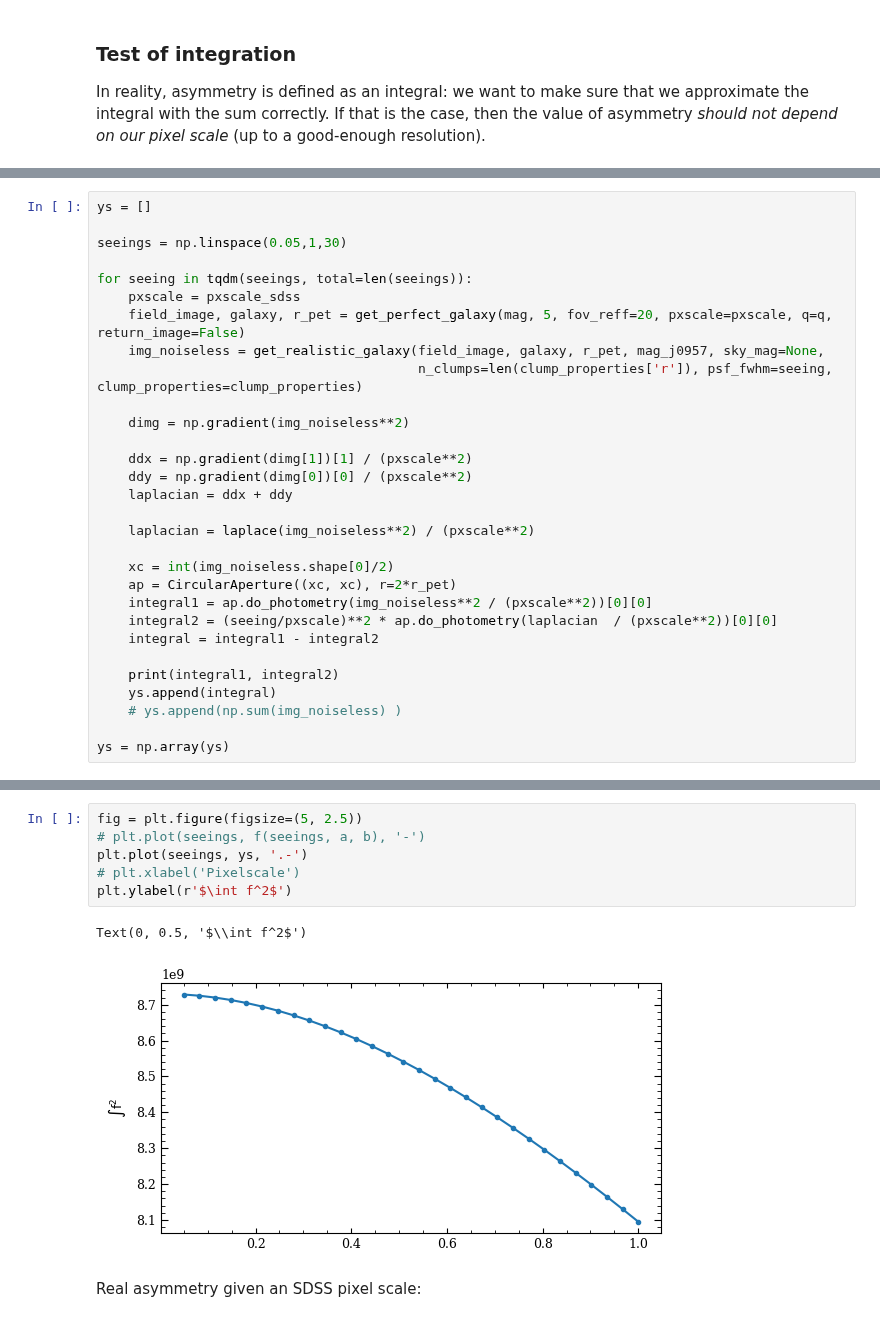
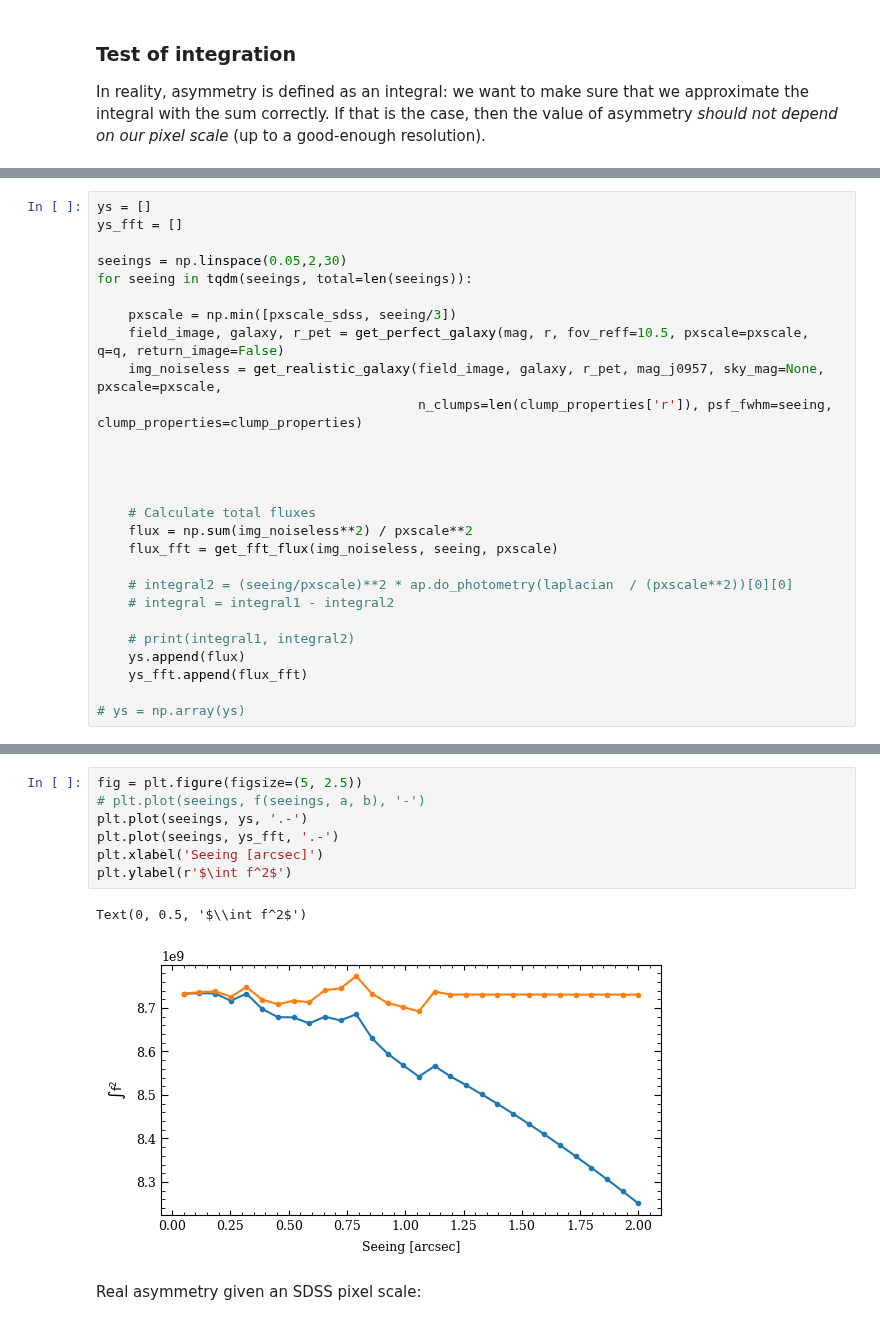
Before and after one commit to astro-nova/asymmetry, a Jupyter notebook: 1 Asymmetry tests.ipynb, the cells around one changed output, grey strips where cells are left out. Saved outputs shown, nothing was run; the diff lists cells and outputs as text.

```diff
--- a/1 Asymmetry tests.ipynb
+++ b/1 Asymmetry tests.ipynb
@@ -298,30 +307,27 @@ from scipy.fft import fft2
 # %%
 ys = []
+ys_fft = []
 
-seeings = np.linspace(0.05,1,30)
+seeings = np.linspace(0.05,2,30)
+for seeing in tqdm(seeings, total=len(seeings)):
 
-for seeing in tqdm(seeings, total=len(seeings)):
-    pxscale = pxscale_sdss
-    field_image, galaxy, r_pet = get_perfect_galaxy(mag, 5, fov_reff=20, pxscale=pxscale, q=q, return_image=False)
-    img_noiseless = get_realistic_galaxy(field_image, galaxy, r_pet, mag_j0957, sky_mag=None,
+    pxscale = np.min([pxscale_sdss, seeing/3])
+    field_image, galaxy, r_pet = get_perfect_galaxy(mag, r, fov_reff=10.5, pxscale=pxscale, q=q, return_image=False)
+    img_noiseless = get_realistic_galaxy(field_image, galaxy, r_pet, mag_j0957, sky_mag=None, pxscale=pxscale,
                                          n_clumps=len(clump_properties['r']), psf_fwhm=seeing, clump_properties=clump_properties)
 
-    dimg = np.gradient(img_noiseless**2)
 
-    ddx = np.gradient(dimg[1])[1] / (pxscale**2)
-    ddy = np.gradient(dimg[0])[0] / (pxscale**2)
-    laplacian = ddx + ddy
 
-    laplacian = laplace(img_noiseless**2) / (pxscale**2)
 
-    xc = int(img_noiseless.shape[0]/2)
-    ap = CircularAperture((xc, xc), r=2*r_pet)
-    integral1 = ap.do_photometry(img_noiseless**2 / (pxscale**2))[0][0]
-    integral2 = (seeing/pxscale)**2 * ap.do_photometry(laplacian  / (pxscale**2))[0][0]
-    integral = integral1 - integral2
+    # Calculate total fluxes
+    flux = np.sum(img_noiseless**2) / pxscale**2
+    flux_fft = get_fft_flux(img_noiseless, seeing, pxscale)
 
-    print(integral1, integral2)
-    ys.append(integral)
-    # ys.append(np.sum(img_noiseless) )
+    # integral2 = (seeing/pxscale)**2 * ap.do_photometry(laplacian  / (pxscale**2))[0][0]
+    # integral = integral1 - integral2
 
-ys = np.array(ys)
+    # print(integral1, integral2)
+    ys.append(flux)
+    ys_fft.append(flux_fft)
+
+# ys = np.array(ys)
@@ -359,12 +334,13 @@ ys = np.array(ys)
 # %%
 fig = plt.figure(figsize=(5, 2.5))
 # plt.plot(seeings, f(seeings, a, b), '-')
 plt.plot(seeings, ys, '.-')
-# plt.xlabel('Pixelscale')
+plt.plot(seeings, ys_fft, '.-')
+plt.xlabel('Seeing [arcsec]')
 plt.ylabel(r'$\int f^2$')
 # %% [output]
 Text(0, 0.5, '$\\int f^2$')
-[figure, old version]
+[figure, new version]
 # %% [markdown]
 Real asymmetry given an SDSS pixel scale:
 # %%
```
Also changed, not shown: parts of 29 cells of this notebook, 6 other files.
